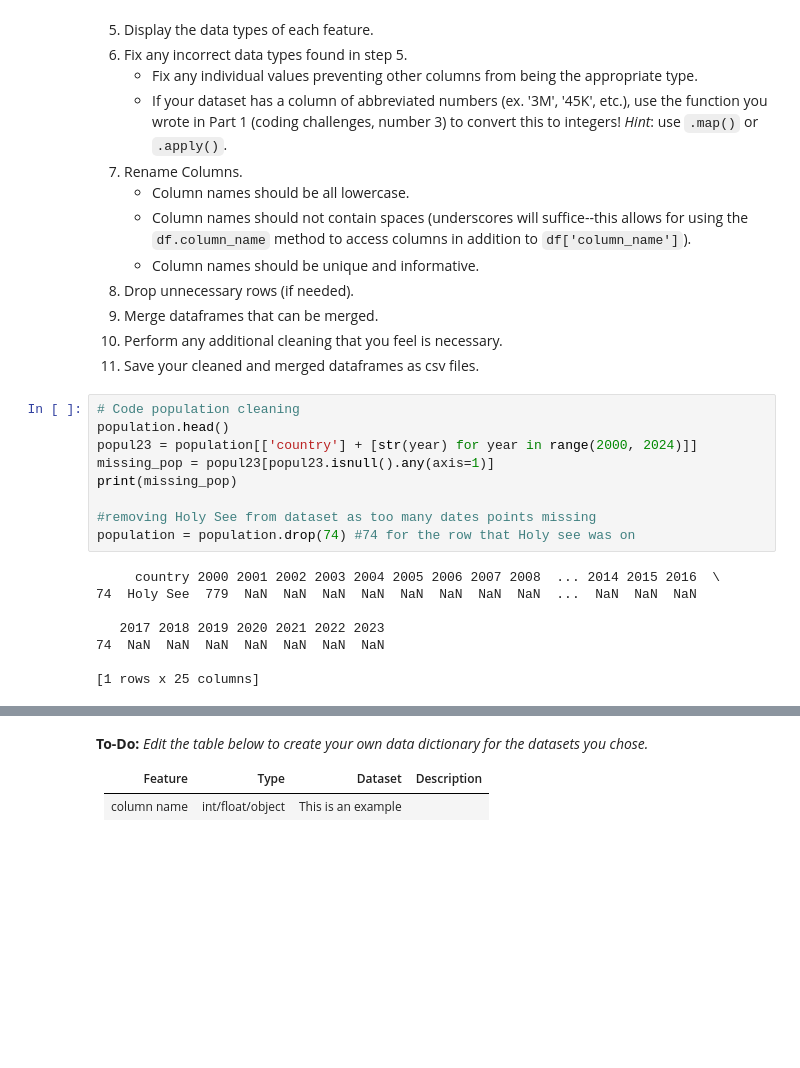
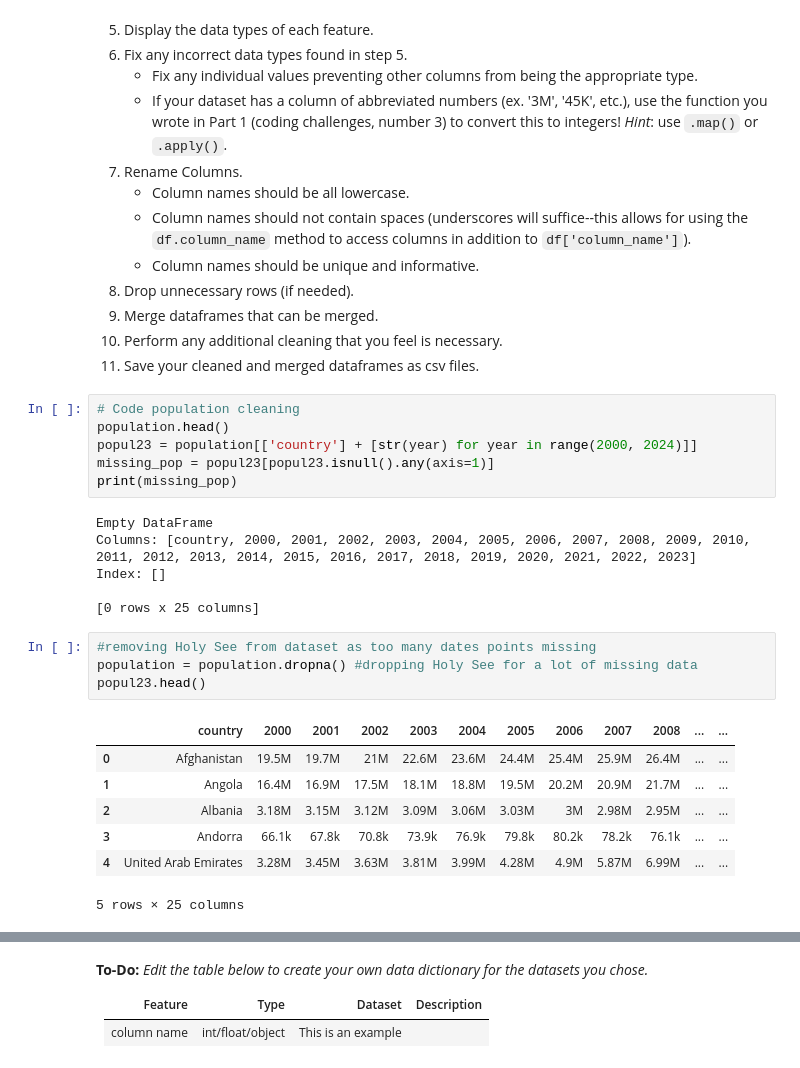
Before and after one commit to rafirahman27/World_Development_Statistics, a Jupyter notebook: code/starter-code.ipynb, the cells around one changed output, grey strips where cells are left out. Drawn from its saved outputs; the diff is of its cells as text; blank space fills up the shorter version.

```diff
--- a/code/starter-code.ipynb
+++ b/code/starter-code.ipynb
@@ -152,14 +159,21 @@ population.head()
 popul23 = population[['country'] + [str(year) for year in range(2000, 2024)]]
 missing_pop = popul23[popul23.isnull().any(axis=1)]
 print(missing_pop)
-
-#removing Holy See from dataset as too many dates points missing
-population = population.drop(74) #74 for the row that Holy see was on
 # %% [output]
-     country 2000 2001 2002 2003 2004 2005 2006 2007 2008  ... 2014 2015 2016  \
-74  Holy See  779  NaN  NaN  NaN  NaN  NaN  NaN  NaN  NaN  ...  NaN  NaN  NaN
+Empty DataFrame
+Columns: [country, 2000, 2001, 2002, 2003, 2004, 2005, 2006, 2007, 2008, 2009, 2010, 2011, 2012, 2013, 2014, 2015, 2016, 2017, 2018, 2019, 2020, 2021, 2022, 2023]
+Index: []
 
-   2017 2018 2019 2020 2021 2022 2023
-74  NaN  NaN  NaN  NaN  NaN  NaN  NaN
-
-[1 rows x 25 columns]
+[0 rows x 25 columns]
+# %%
+#removing Holy See from dataset as too many dates points missing
+population = population.dropna() #dropping Holy See for a lot of missing data
+popul23.head()
+# %% [output]
+|  | country | 2000 | 2001 | 2002 | 2003 | 2004 | 2005 | 2006 | 2007 | 2008 | ... | ... |
+| 0 | Afghanistan | 19.5M | 19.7M | 21M | 22.6M | 23.6M | 24.4M | 25.4M | 25.9M | 26.4M | ... | ... |
+| 1 | Angola | 16.4M | 16.9M | 17.5M | 18.1M | 18.8M | 19.5M | 20.2M | 20.9M | 21.7M | ... | ... |
+| 2 | Albania | 3.18M | 3.15M | 3.12M | 3.09M | 3.06M | 3.03M | 3M | 2.98M | 2.95M | ... | ... |
+| 3 | Andorra | 66.1k | 67.8k | 70.8k | 73.9k | 76.9k | 79.8k | 80.2k | 78.2k | 76.1k | ... | ... |
+| 4 | United Arab Emirates | 3.28M | 3.45M | 3.63M | 3.81M | 3.99M | 4.28M | 4.9M | 5.87M | 6.99M | ... | ... |
+5 rows × 25 columns
```
Also changed, not shown: parts of 14 cells of this notebook, 2 other files.
